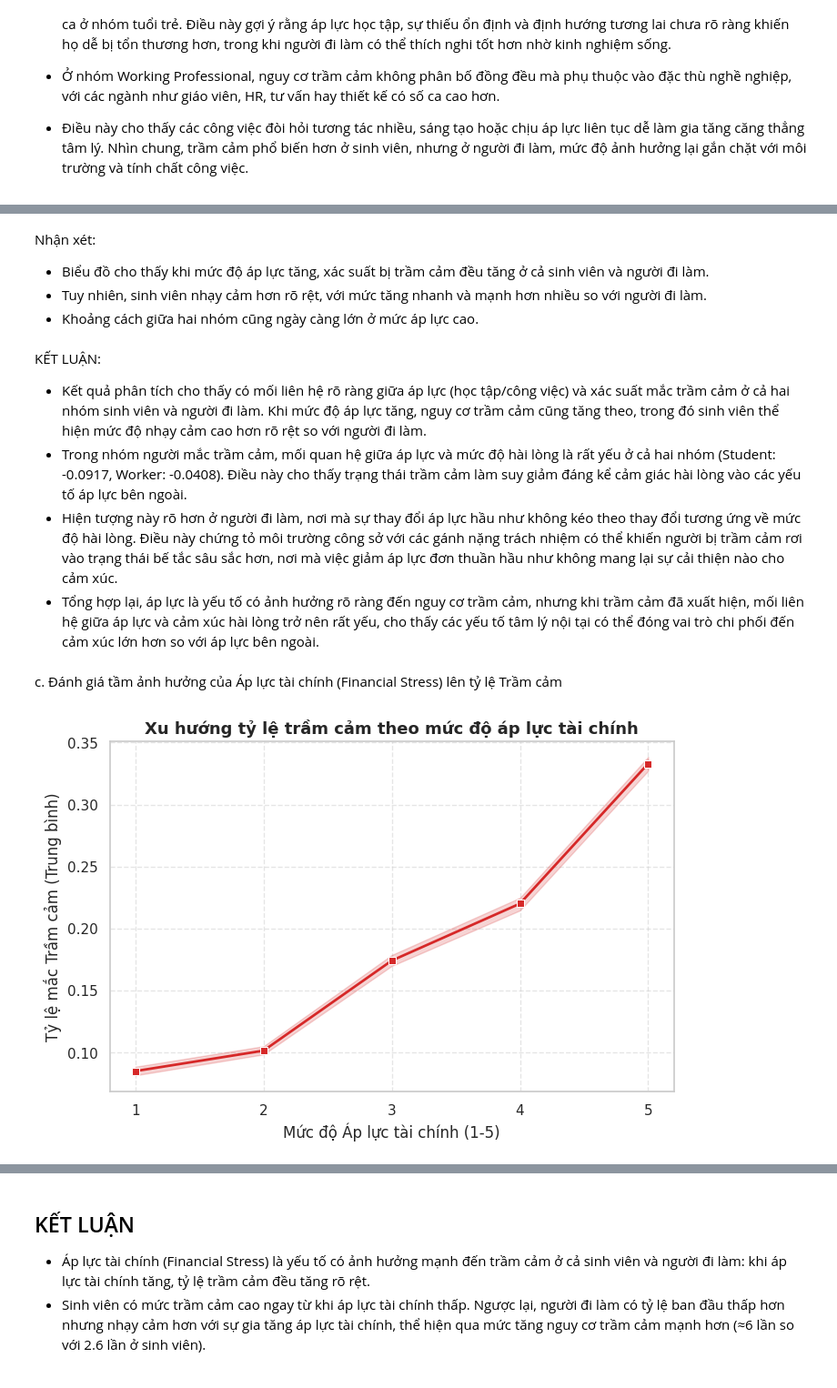
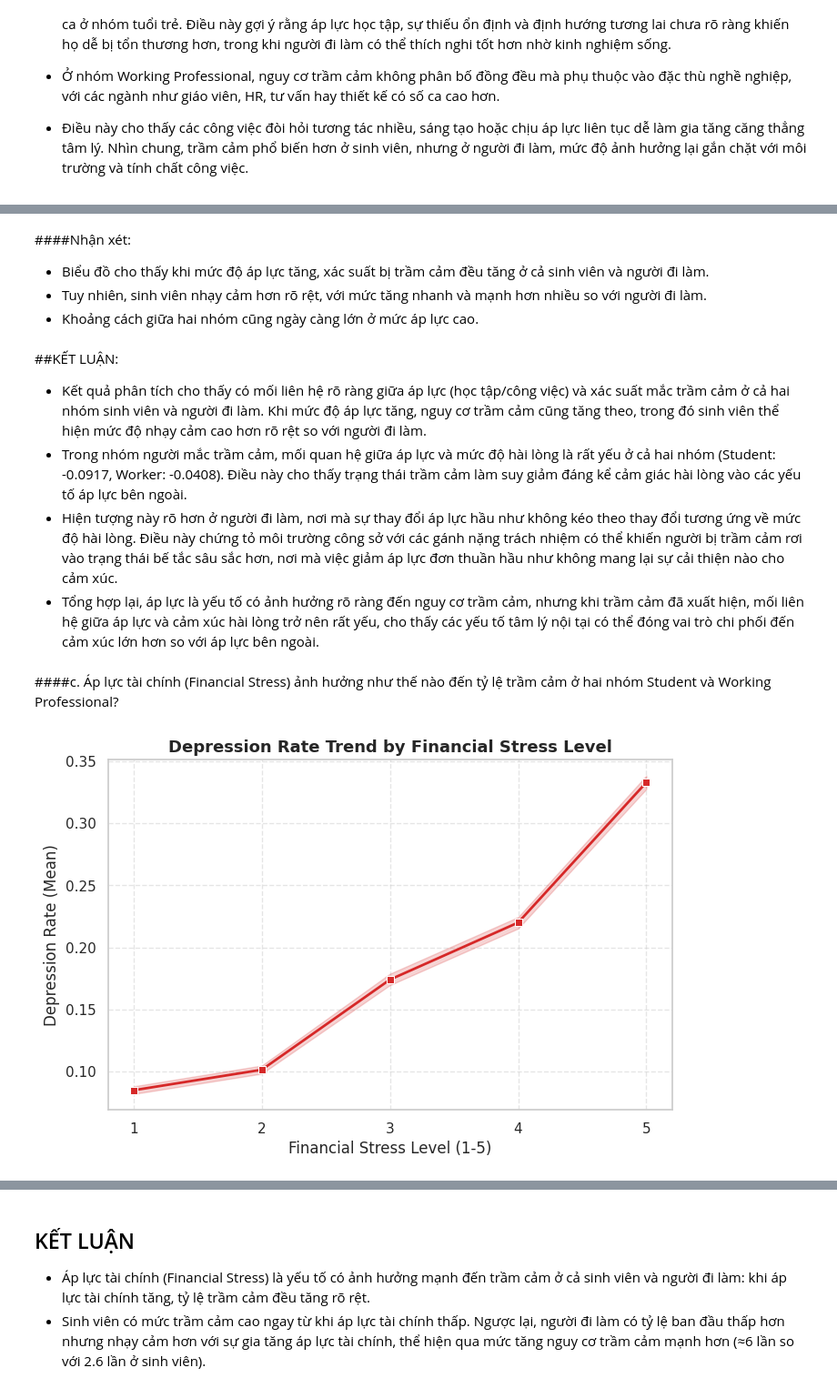
Before and after one commit to phamhuongtra/depression_analysis, a Jupyter notebook: C2_datamining.ipynb, the cells around one changed output, grey strips where cells are left out. Shown at 91% size. Saved outputs shown, nothing was run; the diff lists cells and outputs as text; code cells hidden in the pictures.

```diff
--- a/C2_datamining.ipynb
+++ b/C2_datamining.ipynb
@@ -297,37 +296,37 @@ Student                 0.475011
 Working Professional    0.216695
 dtype: float64
 # %% [markdown]
-Nhận xét:
+####Nhận xét:
 - Biểu đồ cho thấy khi mức độ áp lực tăng, xác suất bị trầm cảm đều tăng ở cả sinh viên và người đi làm.
 - Tuy nhiên, sinh viên nhạy cảm hơn rõ rệt, với mức tăng nhanh và mạnh hơn nhiều so với người đi làm.
 - Khoảng cách giữa hai nhóm cũng ngày càng lớn ở mức áp lực cao.
 # %% [markdown]
-KẾT LUẬN:
+##KẾT LUẬN:
 + Kết quả phân tích cho thấy có mối liên hệ rõ ràng giữa áp lực (học tập/công việc) và xác suất mắc trầm cảm ở cả hai nhóm sinh viên và người đi làm. Khi mức độ áp lực tăng, nguy cơ trầm cảm cũng tăng theo, trong đó sinh viên thể hiện mức độ nhạy cảm cao hơn rõ rệt so với người đi làm.
 + Trong nhóm người mắc trầm cảm, mối quan hệ giữa áp lực và mức độ hài lòng là rất yếu ở cả hai nhóm (Student: -0.0917, Worker: -0.0408). Điều này cho thấy trạng thái trầm cảm làm suy giảm đáng kể cảm giác hài lòng vào các yếu tố áp lực bên ngoài.
 + Hiện tượng này rõ hơn ở người đi làm, nơi mà sự thay đổi áp lực hầu như không kéo theo thay đổi tương ứng về mức độ hài lòng. Điều này chứng tỏ môi trường công sở với các gánh nặng trách nhiệm có thể khiến người bị trầm cảm rơi vào trạng thái bế tắc sâu sắc hơn, nơi mà việc giảm áp lực đơn thuần hầu như không mang lại sự cải thiện nào cho cảm xúc.
 + Tổng hợp lại, áp lực là yếu tố có ảnh hưởng rõ ràng đến nguy cơ trầm cảm, nhưng khi trầm cảm đã xuất hiện, mối liên hệ giữa áp lực và cảm xúc hài lòng trở nên rất yếu, cho thấy các yếu tố tâm lý nội tại có thể đóng vai trò chi phối đến cảm xúc lớn hơn so với áp lực bên ngoài.
-# %% [markdown]
-c. Đánh giá tầm ảnh hưởng của Áp lực tài chính (Financial Stress) lên tỷ lệ Trầm cảm
+# %% [markdown]
+####c. Áp lực tài chính (Financial Stress) ảnh hưởng như thế nào đến tỷ lệ trầm cảm ở hai nhóm Student và Working Professional?
 # %%
 plt.figure(figsize=(8, 5))
 
 sns.lineplot(
     data=df,
     x='Financial Stress',
     y='Depression',
     marker='s',
     color='#D62828',
     linewidth=2
 )
 
-plt.title('Xu hướng tỷ lệ trầm cảm theo mức độ áp lực tài chính', fontsize=13, fontweight='bold')
-plt.xlabel('Mức độ Áp lực tài chính (1-5)')
-plt.ylabel('Tỷ lệ mắc Trầm cảm (Trung bình)')
+plt.title('Depression Rate Trend by Financial Stress Level', fontsize=13, fontweight='bold')
+plt.xlabel('Financial Stress Level (1-5)')
+plt.ylabel('Depression Rate (Mean)')
 plt.xticks([1, 2, 3, 4, 5])
 
 plt.grid(True, linestyle='--', alpha=0.5)
 plt.show()
 # %% [output]
-[figure, old version]
+[figure, new version]
 # %% [markdown]
```
Also changed, not shown: parts of 16 cells of this notebook.
